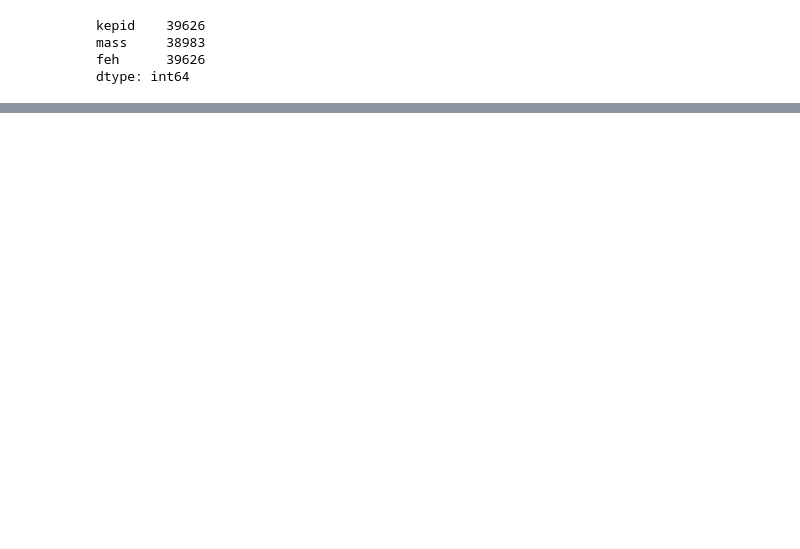
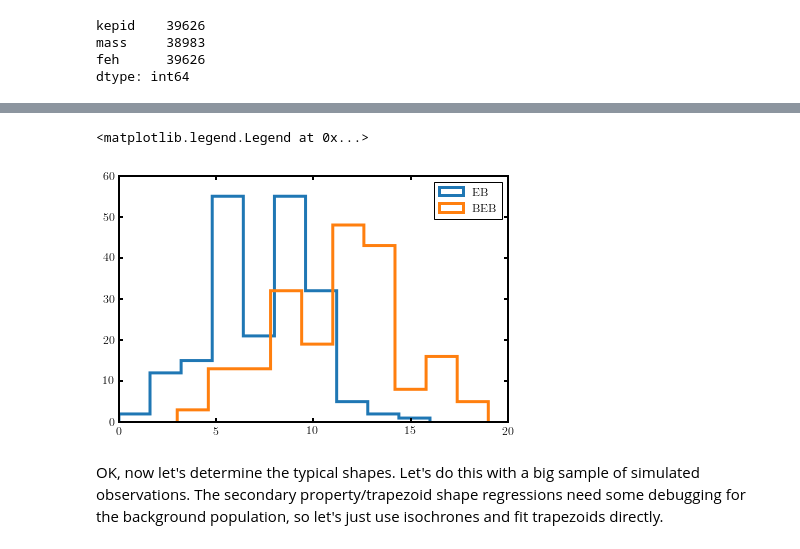
Before and after one commit to dfm/peerless, a Jupyter notebook: prediction/prediction.ipynb, the cells around one changed output, grey strips where cells are left out. Cells and saved outputs as stored; diff of their text form; code cells hidden in the pictures; blank space fills up the shorter version.

```diff
--- a/prediction/prediction.ipynb
+++ b/prediction/prediction.ipynb
@@ -242,0 +115,14 @@ catalogs/
+# %%
+dfm_q = 'n_pri < 3 and n_sec < 3 and (n_pri==0 or n_sec==0)'
+dfm_q += ' and ((T14_pri < 2.5 or n_pri==0) or (T14_sec < 2.5 or n_sec==0))'
+nobs_eb = [len(ebpop.observe(new=True).query(dfm_q)) for i in range(200)]
+nobs_bg = [len(bgpop.observe(new=True).query(dfm_q)) for i in range(200)]
+# %%
+plt.hist(nobs_eb, histtype='step', lw=3, label='EB');
+plt.hist(nobs_bg, histtype='step', lw=3, label='BEB');
+plt.legend()
+# %% [output]
+<matplotlib.legend.Legend at 0x...>
+[figure, added]
+# %% [markdown]
+OK, now let's determine the typical shapes.  Let's do this with a big sample of simulated observations.  The secondary property/trapezoid shape regressions need some debugging for the background population, so let's just use isochrones and fit trapezoids directly.
```
Also changed, not shown: parts of 43 cells of this notebook, 1 other file.
